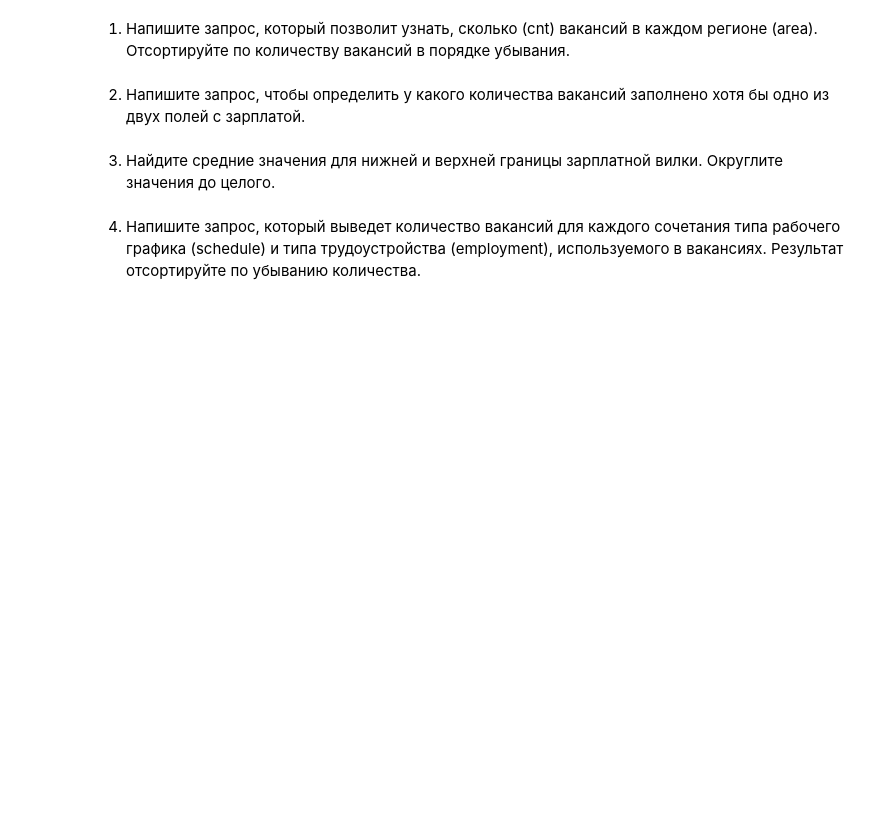
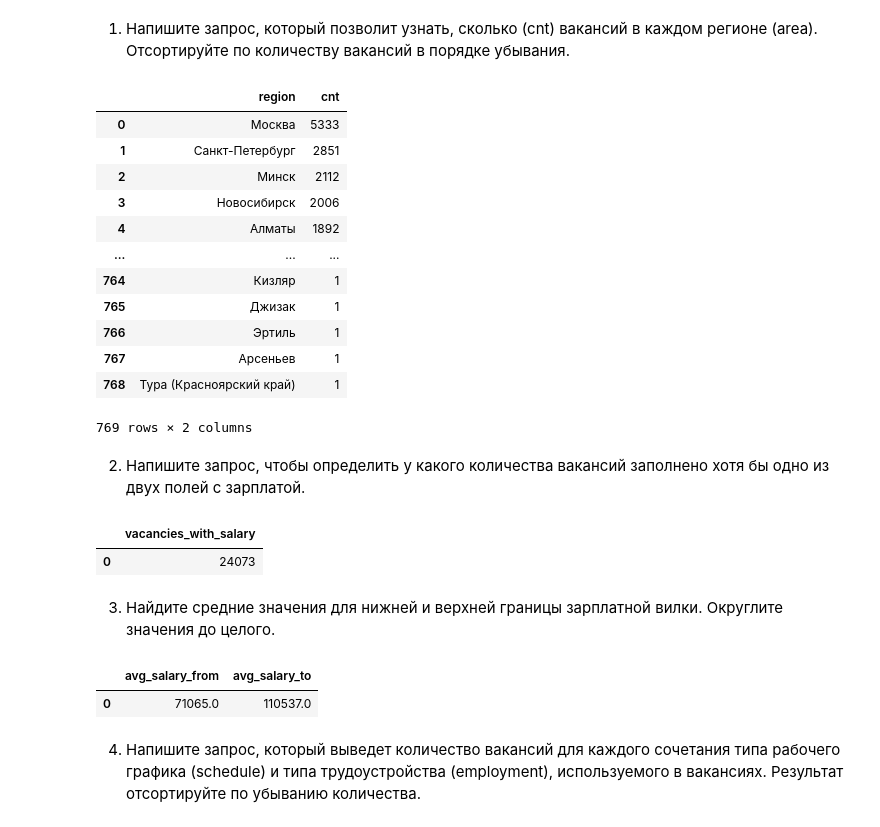
Before and after one commit to yogiki/LernProject_SF, a Jupyter notebook: SF_Exam_3/Project_2_Ноутбук_шаблон.ipynb, the cells around one changed output. Drawn from its saved outputs; the diff is of its cells as text; code cells hidden in the pictures; blank space fills up the shorter version.

```diff
--- a/SF_Exam_3/Project_2_Ноутбук_шаблон.ipynb
+++ b/SF_Exam_3/Project_2_Ноутбук_шаблон.ipynb
@@ -66,5 +82,29 @@ df
 1. Напишите запрос, который позволит узнать, сколько (cnt) вакансий в каждом регионе (area).
 Отсортируйте по количеству вакансий в порядке убывания.
 # %%
-# текст запроса
+query = """
+SELECT
+    a.name as region,
+    COUNT(v.id) as cnt
+FROM vacancies v
+JOIN areas a ON v.area_id = a.id
+GROUP BY a.id, a.name
+ORDER BY cnt DESC
+"""
+df = pd.read_sql_query(query, connection)
+df
+# %% [output]
+|  | region | cnt |
+| 0 | Москва | 5333 |
+| 1 | Санкт-Петербург | 2851 |
+| 2 | Минск | 2112 |
+| 3 | Новосибирск | 2006 |
+| 4 | Алматы | 1892 |
+| ... | ... | ... |
+| 764 | Кизляр | 1 |
+| 765 | Джизак | 1 |
+| 766 | Эртиль | 1 |
+| 767 | Арсеньев | 1 |
+| 768 | Тура (Красноярский край) | 1 |
+769 rows × 2 columns
 # %%
@@ -72,5 +112,15 @@ df
 # %% [markdown]
 2. Напишите запрос, чтобы определить у какого количества вакансий заполнено хотя бы одно из двух полей с зарплатой.
 # %%
-# текст запроса
+query = """
+SELECT
+    COUNT(*) as vacancies_with_salary
+FROM vacancies
+WHERE salary_from IS NOT NULL OR salary_to IS NOT NULL
+"""
+df = pd.read_sql_query(query, connection)
+df
+# %% [output]
+|  | vacancies_with_salary |
+| 0 | 24073 |
 # %%
@@ -78,5 +128,16 @@ df
 # %% [markdown]
 3. Найдите средние значения для нижней и верхней границы зарплатной вилки. Округлите значения до целого.
 # %%
-# текст запроса
+query = """
+SELECT
+    ROUND(AVG(salary_from)) as avg_salary_from,
+    ROUND(AVG(salary_to)) as avg_salary_to
+FROM vacancies
+WHERE salary_from IS NOT NULL OR salary_to IS NOT NULL
+"""
+df = pd.read_sql_query(query, connection)
+df
+# %% [output]
+|  | avg_salary_from | avg_salary_to |
+| 0 | 71065.0 | 110537.0 |
 # %%
```
Also changed, not shown: parts of 13 cells of this notebook.
